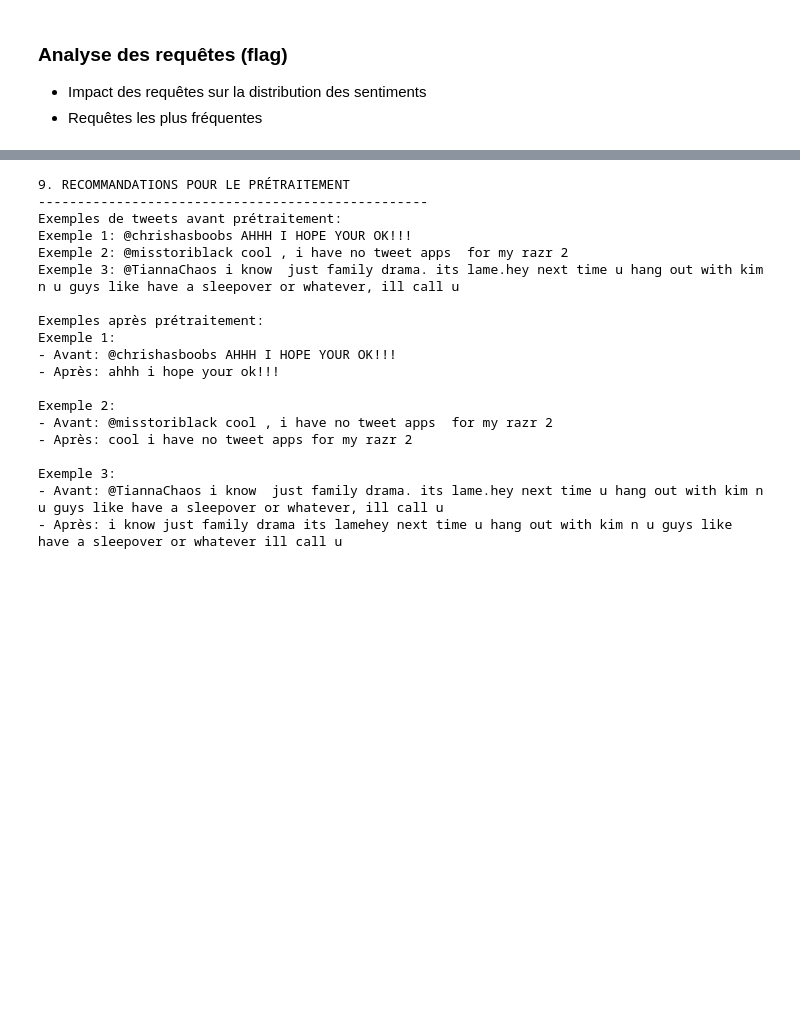
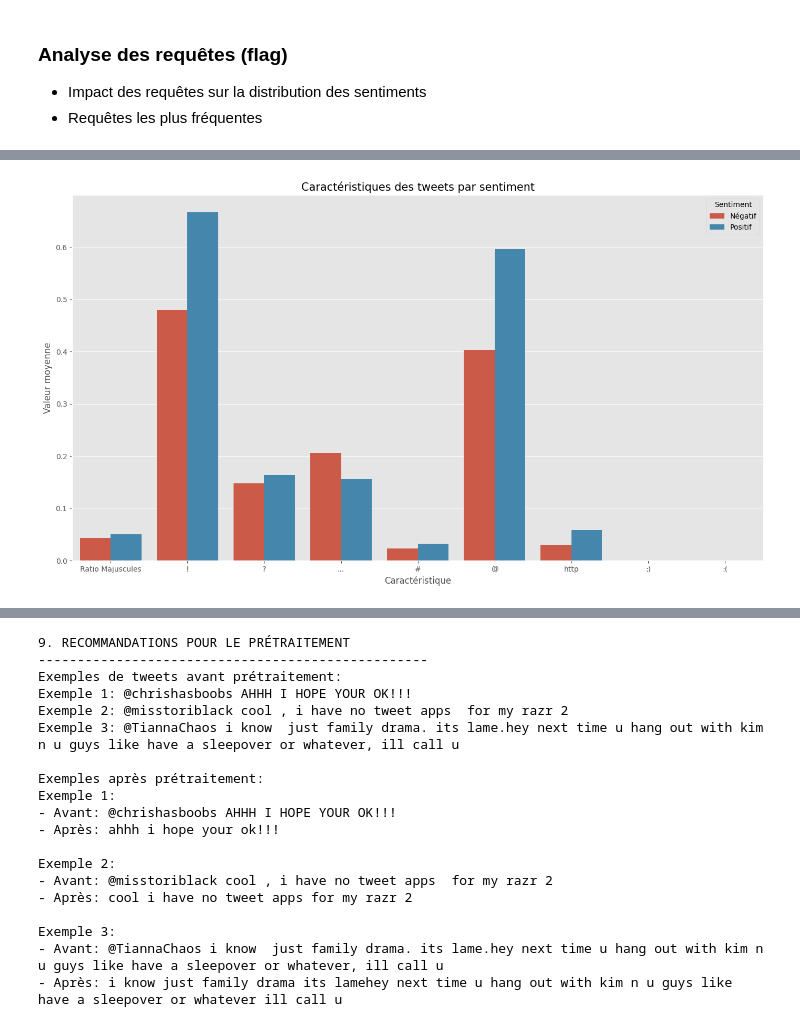
Before and after one commit to DavidScanu/oc-ai-engineer-p07-analyse-sentiments-deep-learning, a Jupyter notebook: scanu-david-02-notebook-analyse-exploratoire-20250306.ipynb, the cells around one changed output, grey strips where cells are left out. Cells and saved outputs as stored; diff of their text form; code cells hidden in the pictures; blank space fills up the shorter version.

```diff
--- a/scanu-david-02-notebook-analyse-exploratoire-20250306.ipynb
+++ b/scanu-david-02-notebook-analyse-exploratoire-20250306.ipynb
@@ -807,0 +797,34 @@ Token ':)':
+# %%
+# Plot the statistics with bar plots and hue 'sentiment'
+plt.figure(figsize=(14, 8))
+
+cols = ['Ratio Majuscules', 'Nombre Exclamations', 'Nombre Questions', 'Nombre Ellipses',
+        'Nombre Hashtags', 'Nombre Mentions', 'Nombre URLs', 'Emoticone Positive', 'Emoticone Negative']
+
+# Melt the DataFrame to long format for easier plotting with seaborn
+stats_melted = stats[cols].reset_index().melt(id_vars='sentiment', value_name='Valeur', var_name='Caractéristique')
+
+# Rename columns for better readability
+stats_melted['Caractéristique'] = stats_melted['Caractéristique'].replace({
+    'Nombre Exclamations': '!',
+    'Nombre Questions': '?',
+    'Nombre Ellipses': '...',
+    'Nombre Hashtags': '#',
+    'Nombre Mentions': '@',
+    'Nombre URLs': 'http',
+    'Emoticone Positive': ':)',
+    'Emoticone Negative': ':('
+})
+
+# Create the bar plot
+sns.barplot(x='Caractéristique', y='Valeur', hue='sentiment', data=stats_melted)
+
+# Customize the plot
+plt.title('Caractéristiques des tweets par sentiment', fontsize=15)
+plt.xlabel('Caractéristique', fontsize=12)
+plt.ylabel('Valeur moyenne', fontsize=12)
+plt.legend(title='Sentiment')
+plt.tight_layout()
+plt.show()
+# %% [output]
+[figure, added]
```
Also changed, not shown: parts of 27 cells of this notebook.
